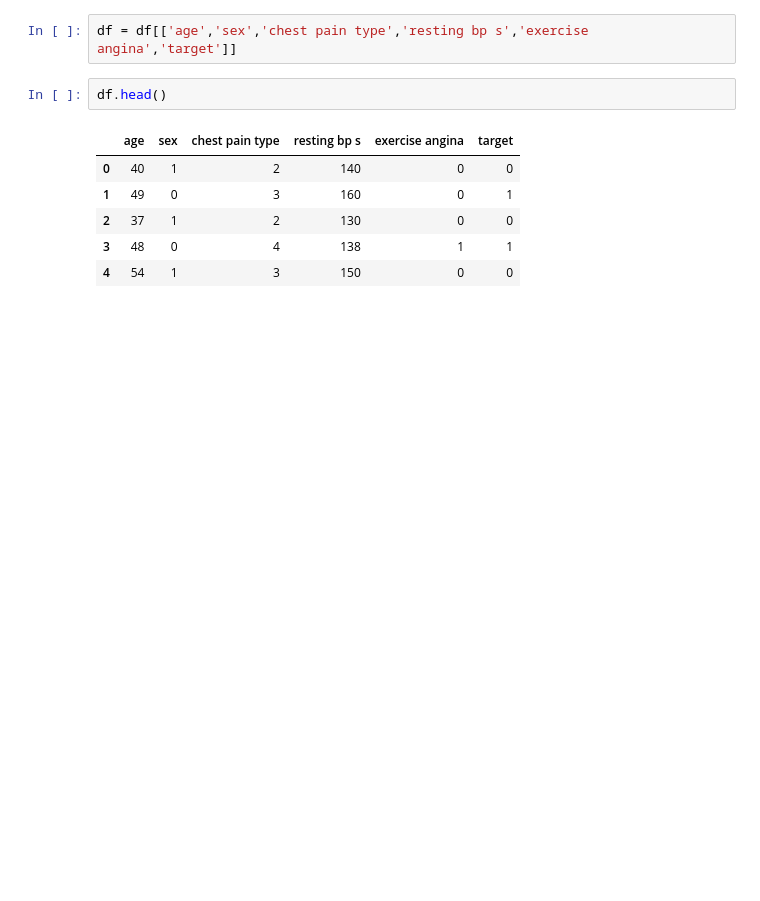
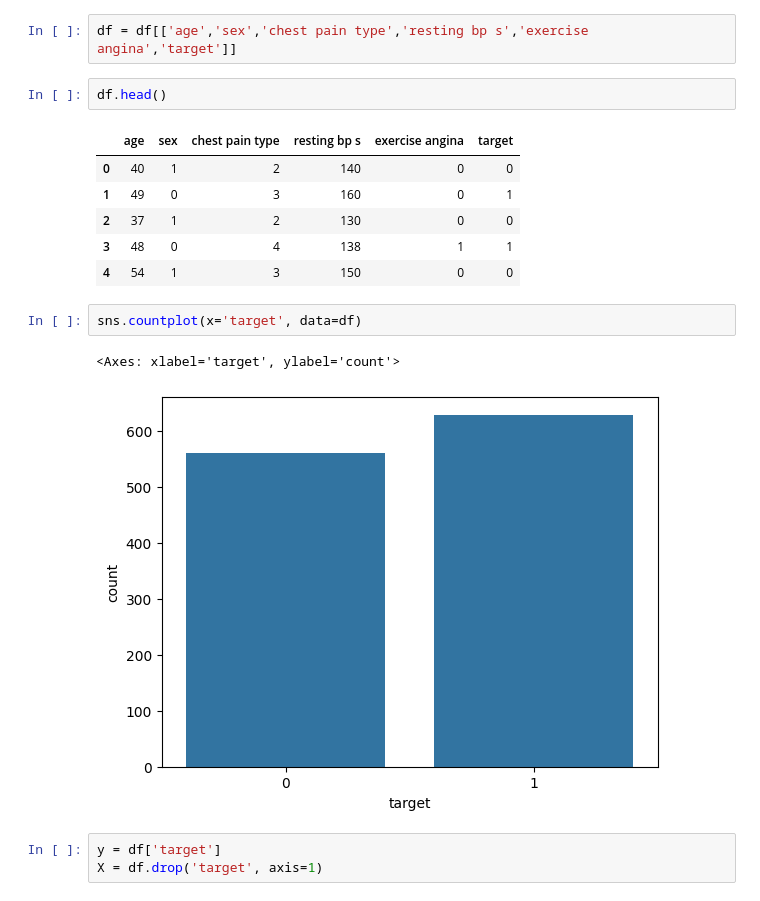
Before and after one commit to shukur-alom/CardioCare-AI, a Jupyter notebook: heart_failure_prediction.ipynb, the cells around one changed output. Cells and saved outputs as stored; diff of their text form; blank space fills up the shorter version.

Commit message:
Enhance data preprocessing steps in heart failure prediction notebook

```diff
--- a/heart_failure_prediction.ipynb
+++ b/heart_failure_prediction.ipynb
@@ -80,3 +86,11 @@ df.head()
 | 2 | 37 | 1 | 2 | 130 | 0 | 0 |
 | 3 | 48 | 0 | 4 | 138 | 1 | 1 |
 | 4 | 54 | 1 | 3 | 150 | 0 | 0 |
+# %%
+sns.countplot(x='target', data=df)
+# %% [output]
+<Axes: xlabel='target', ylabel='count'>
+[figure, added]
+# %%
+y = df['target']
+X = df.drop('target', axis=1)
```
Also changed, not shown: parts of 8 cells of this notebook.
